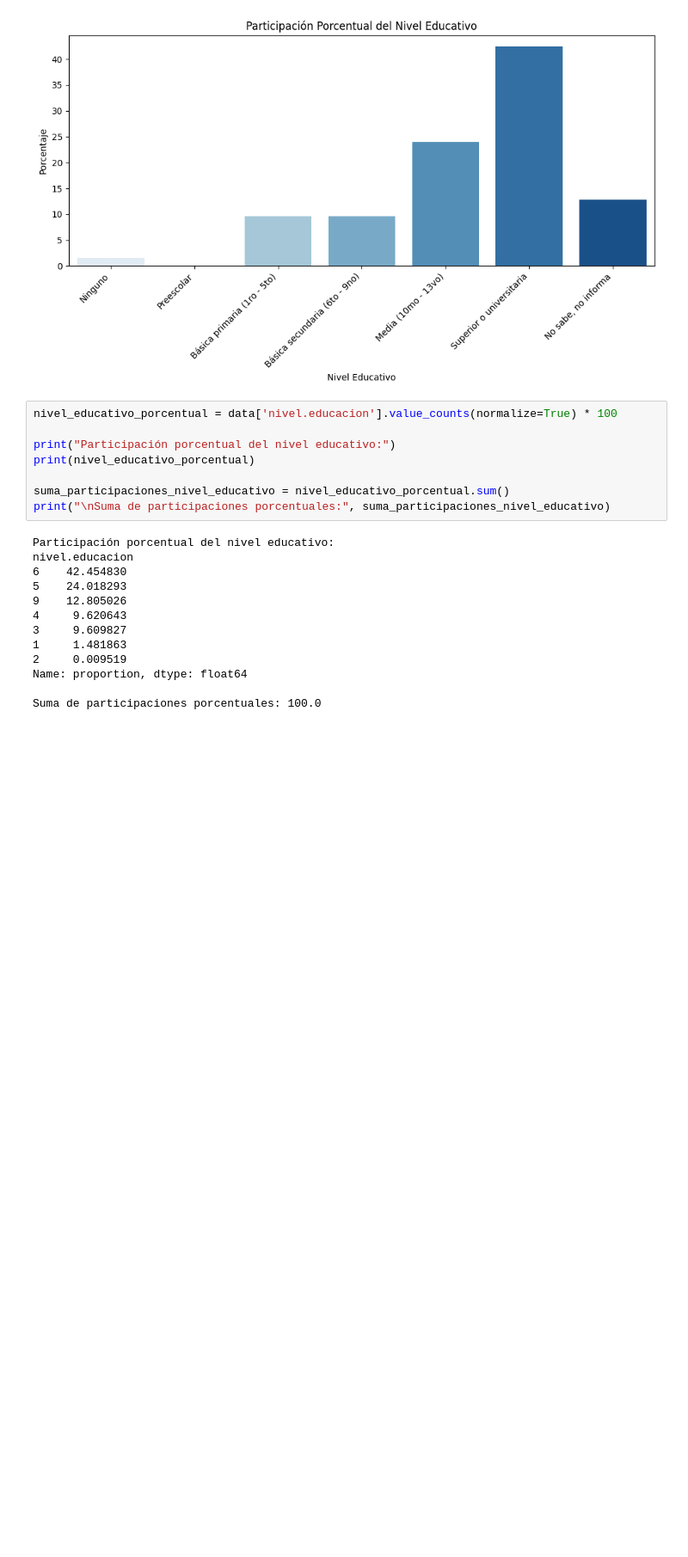
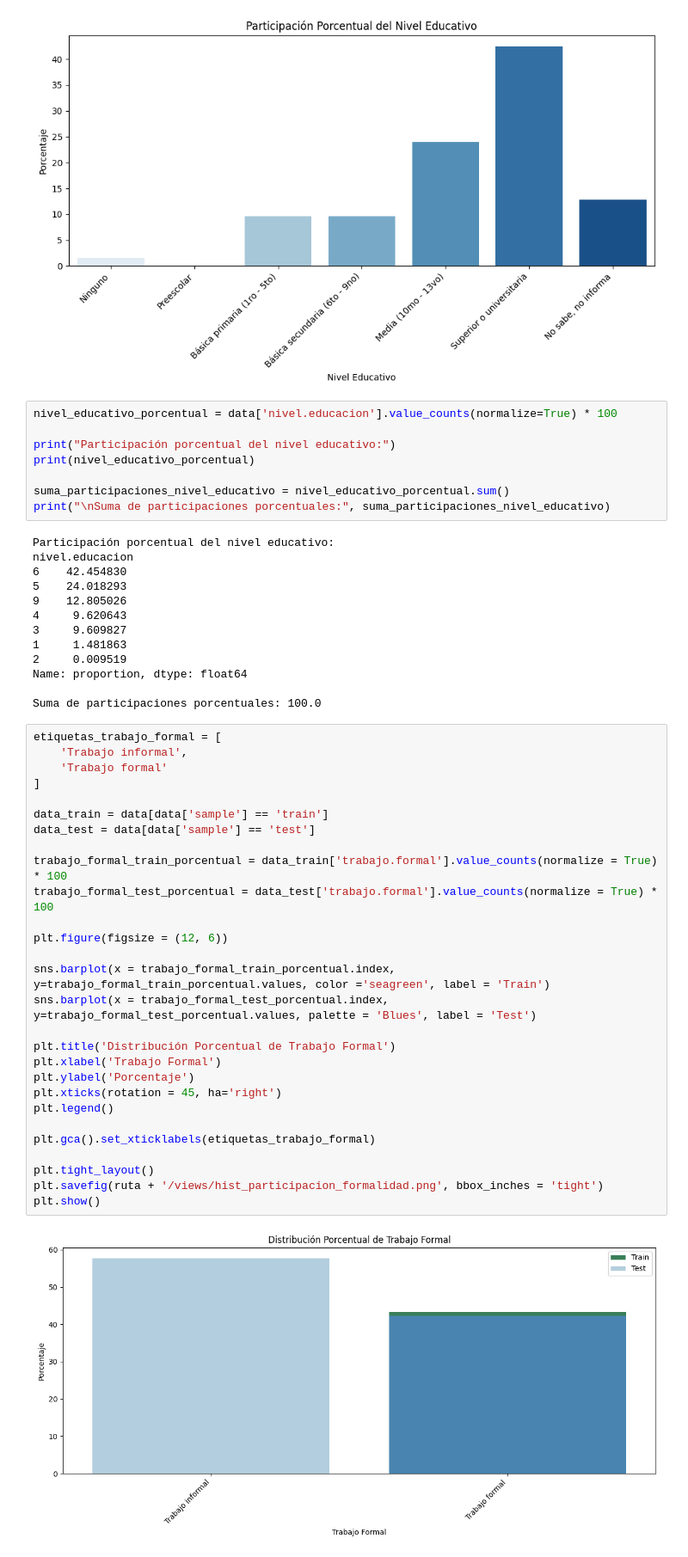
Before and after one commit to sebastian23e/predicting_poverty_bdmc, a Jupyter notebook: scripts/Limpieza.ipynb, the cells around one changed output. Shown at 86% size. Saved outputs shown, nothing was run; the diff lists cells and outputs as text; blank space fills up the shorter version.

Commit message:
Imagenes

```diff
--- a/scripts/Limpieza.ipynb
+++ b/scripts/Limpieza.ipynb
@@ -686,3 +689,33 @@ nivel.educacion
 Name: proportion, dtype: float64
 
 Suma de participaciones porcentuales: 100.0
+# %%
+etiquetas_trabajo_formal = [
+    'Trabajo informal',
+    'Trabajo formal'
+]
+
+data_train = data[data['sample'] == 'train']
+data_test = data[data['sample'] == 'test']
+
+trabajo_formal_train_porcentual = data_train['trabajo.formal'].value_counts(normalize = True) * 100
+trabajo_formal_test_porcentual = data_test['trabajo.formal'].value_counts(normalize = True) * 100
+
+plt.figure(figsize = (12, 6))
+
+sns.barplot(x = trabajo_formal_train_porcentual.index, y=trabajo_formal_train_porcentual.values, color ='seagreen', label = 'Train')
+sns.barplot(x = trabajo_formal_test_porcentual.index, y=trabajo_formal_test_porcentual.values, palette = 'Blues', label = 'Test')
+
+plt.title('Distribución Porcentual de Trabajo Formal')
+plt.xlabel('Trabajo Formal')
+plt.ylabel('Porcentaje')
+plt.xticks(rotation = 45, ha='right')
+plt.legend()
+
+plt.gca().set_xticklabels(etiquetas_trabajo_formal)
+
+plt.tight_layout()
+plt.savefig(ruta + '/views/hist_participacion_formalidad.png', bbox_inches = 'tight')
+plt.show()
+# %% [output]
+[figure, added]
```
Also changed, not shown: parts of 7 cells of this notebook, 5 other files.
